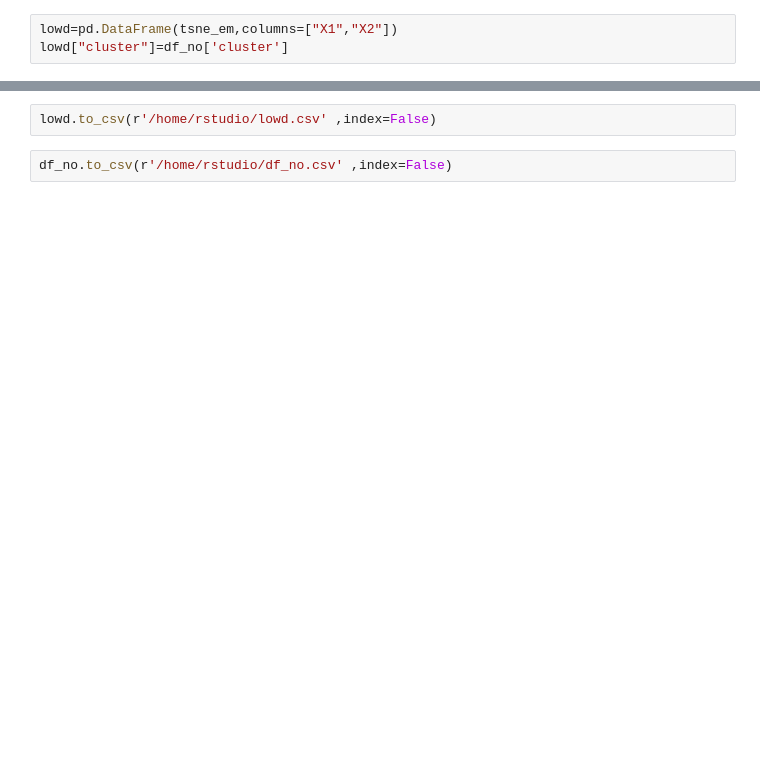
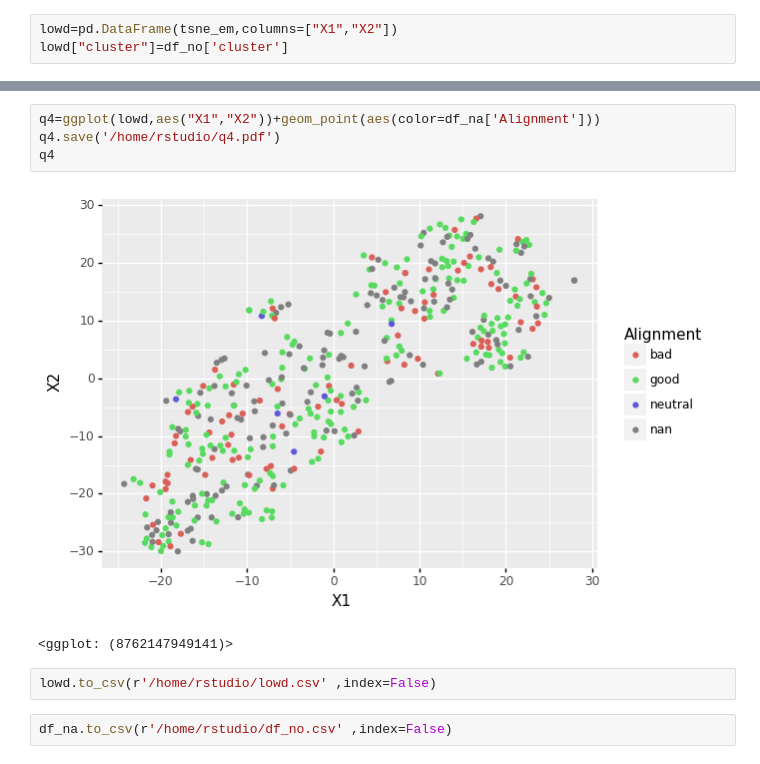
Before and after one commit to Jessie1024/PCA, a Jupyter notebook: hw5.ipynb, the cells around one changed output, grey strips where cells are left out. Saved outputs shown, nothing was run; the diff lists cells and outputs as text; blank space fills up the shorter version.

```diff
--- a/hw5.ipynb
+++ b/hw5.ipynb
@@ -69,4 +74,11 @@ q3.save('/home/rstudio/q3.pdf')
+# %%
+q4=ggplot(lowd,aes("X1","X2"))+geom_point(aes(color=df_na['Alignment']))
+q4.save('/home/rstudio/q4.pdf')
+q4
+# %% [output]
+[figure, added]
+<ggplot: (8762147949141)>
 # %%
 lowd.to_csv(r'/home/rstudio/lowd.csv' ,index=False)
 # %%
-df_no.to_csv(r'/home/rstudio/df_no.csv' ,index=False)
+df_na.to_csv(r'/home/rstudio/df_no.csv' ,index=False)
```
Also changed, not shown: parts of 4 cells of this notebook, 5 other files.
